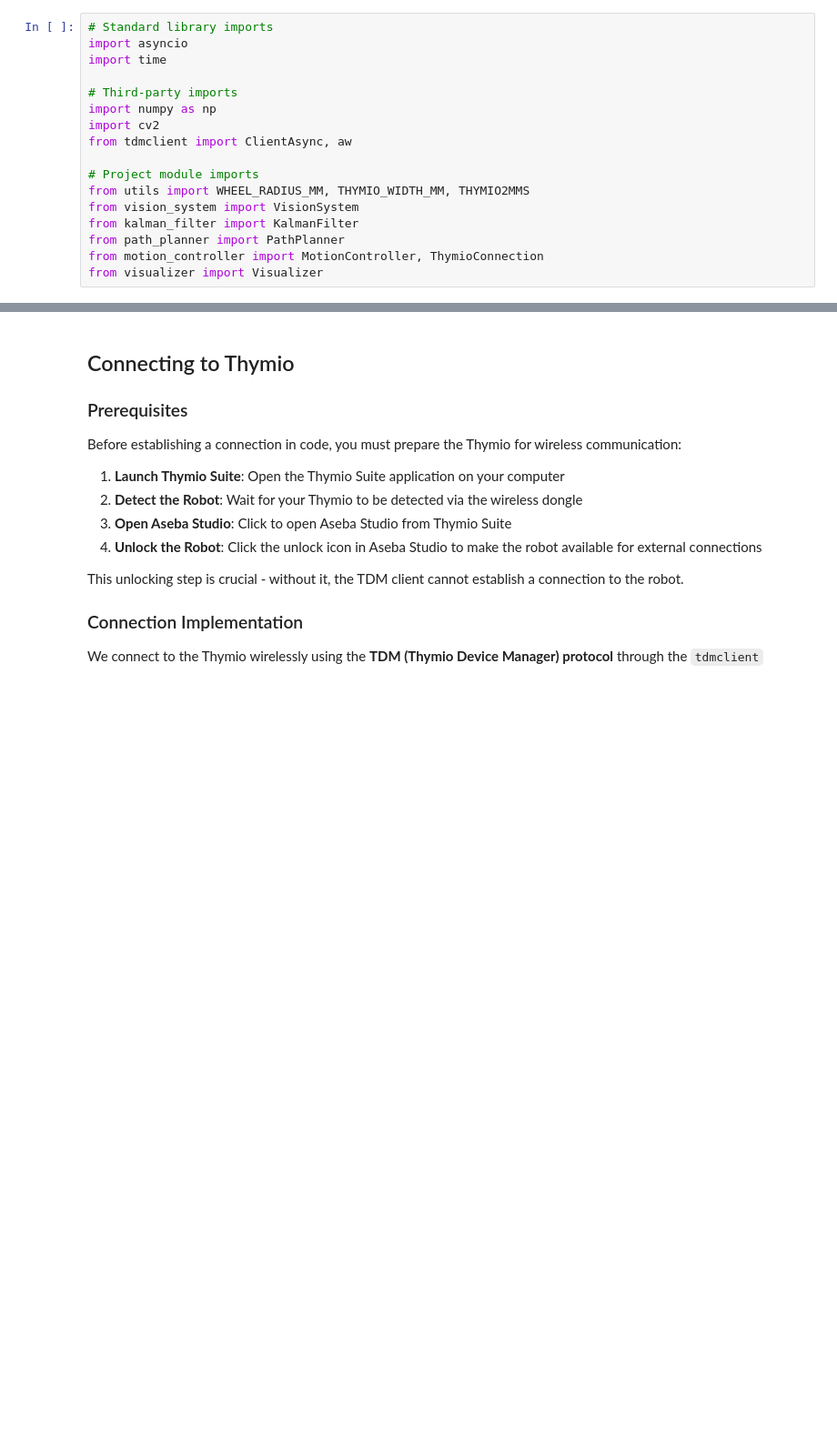
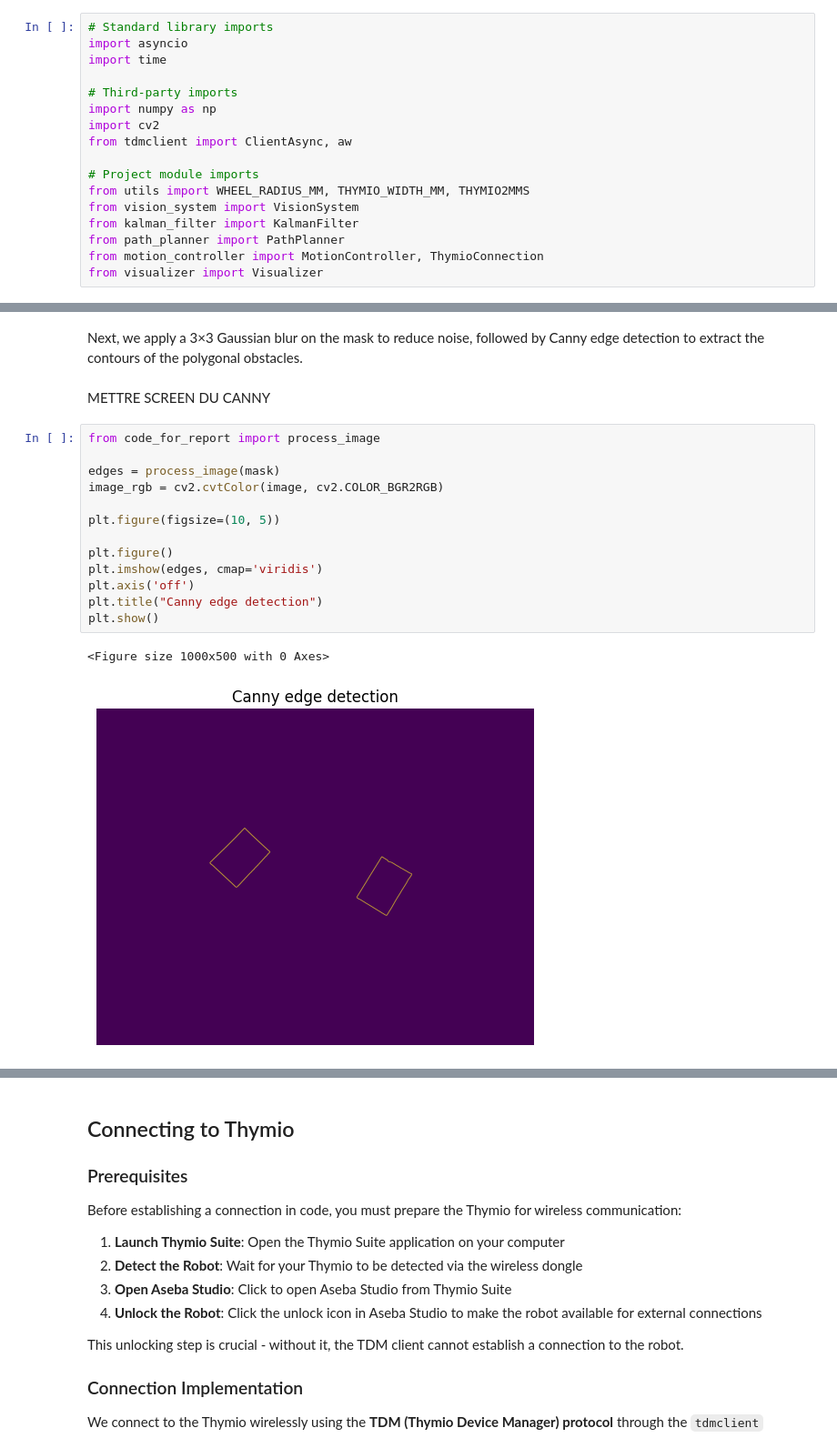
Before and after one commit to kahiar/project-BOMR-T37, a Jupyter notebook: Group37_report.ipynb, the cells around one changed output, grey strips where cells are left out. Shown at 91% size. Saved outputs shown, nothing was run; the diff lists cells and outputs as text; blank space fills up the shorter version.

```diff
--- a/Group37_report.ipynb
+++ b/Group37_report.ipynb
@@ -113,0 +280,20 @@ To detect obstacles, we initially considered using black objects combined with c
+# %% [markdown]
+Next, we apply a 3×3 Gaussian blur on the mask to reduce noise, followed by Canny edge detection to extract the contours of the polygonal obstacles.
+# %% [markdown]
+METTRE SCREEN DU CANNY
+# %%
+from code_for_report import process_image
+
+edges = process_image(mask)
+image_rgb = cv2.cvtColor(image, cv2.COLOR_BGR2RGB)
+
+plt.figure(figsize=(10, 5))
+
+plt.figure()
+plt.imshow(edges, cmap='viridis')
+plt.axis('off')
+plt.title("Canny edge detection")
+plt.show()
+# %% [output]
+<Figure size 1000x500 with 0 Axes>
+[figure, added]
```
Also changed, not shown: parts of 32 cells of this notebook, 2 other files.
